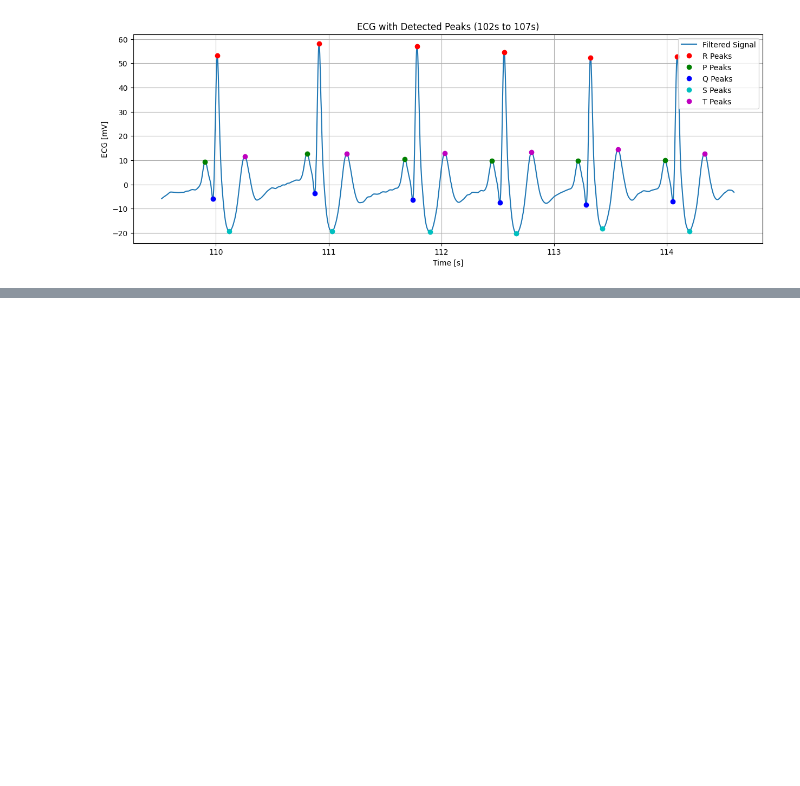
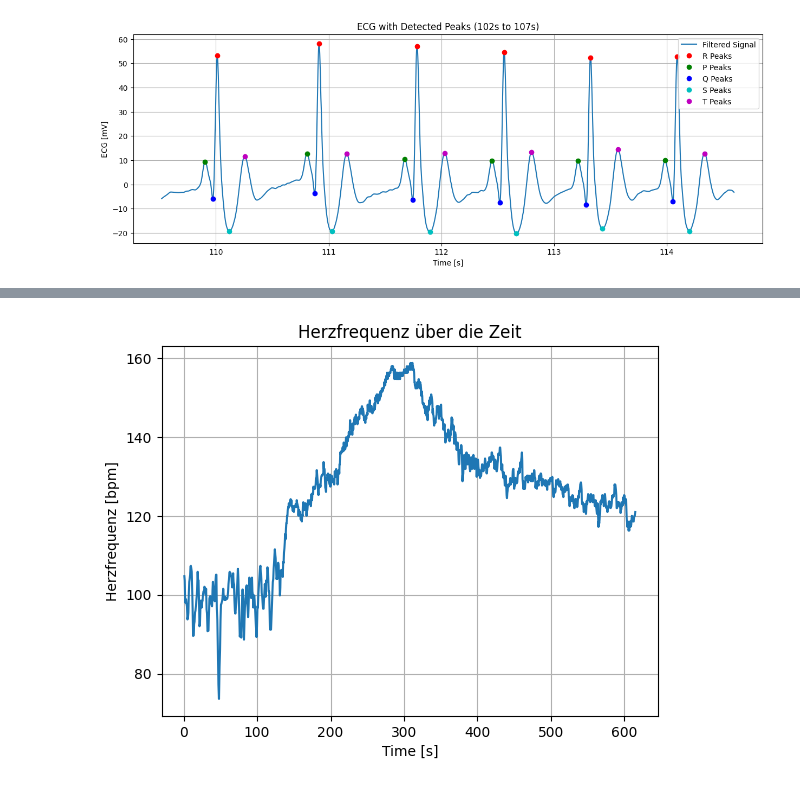
Before and after one commit to tomperg/Biosignalverarbeitung_Selbsthilfegruppe, a Jupyter notebook: Assignment2_Abgabe.ipynb, the cells around one changed output, grey strips where cells are left out. Saved outputs shown, nothing was run; the diff lists cells and outputs as text; code cells hidden in the pictures; blank space fills up the shorter version.

```diff
--- a/Assignment2_Abgabe.ipynb
+++ b/Assignment2_Abgabe.ipynb
@@ -313,0 +399,13 @@ plt.show()
+# %%
+# HR berechnung über die R peak Zeitpunkte
+rr_intervals = np.diff(Rwave_t)
+bpm = 60 / rr_intervals
+plt.figure(1)
+plt.plot(Rwave_t[1:], bpm)
+plt.xlabel('Time [s]')
+plt.ylabel('Herzfrequenz [bpm]')
+plt.title('Herzfrequenz über die Zeit')
+plt.grid()
+plt.show()
+# %% [output]
+[figure, added]
```
Also changed, not shown: parts of 10 cells of this notebook, 1 other file.
